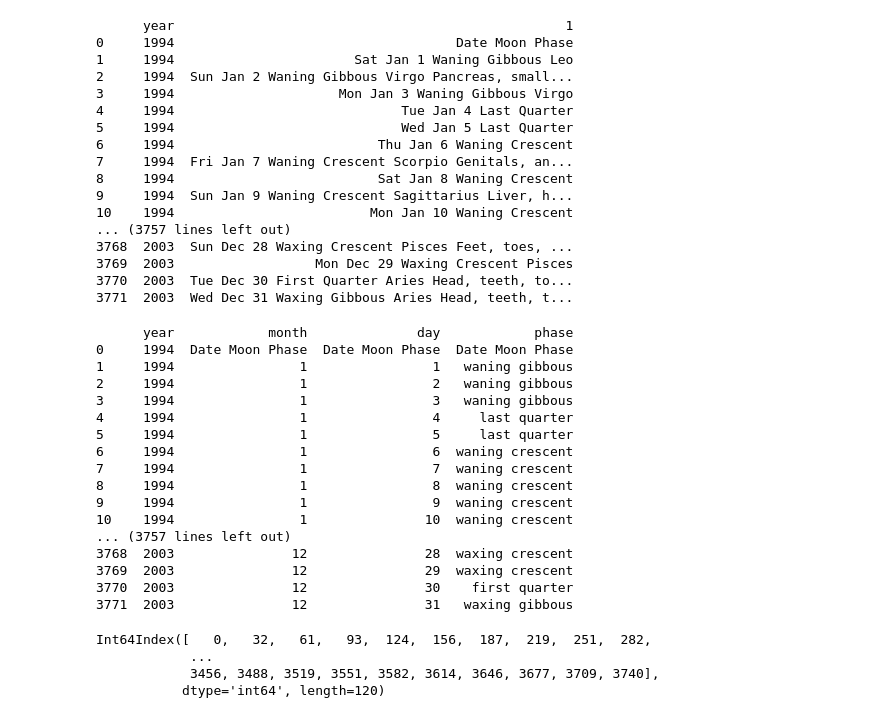
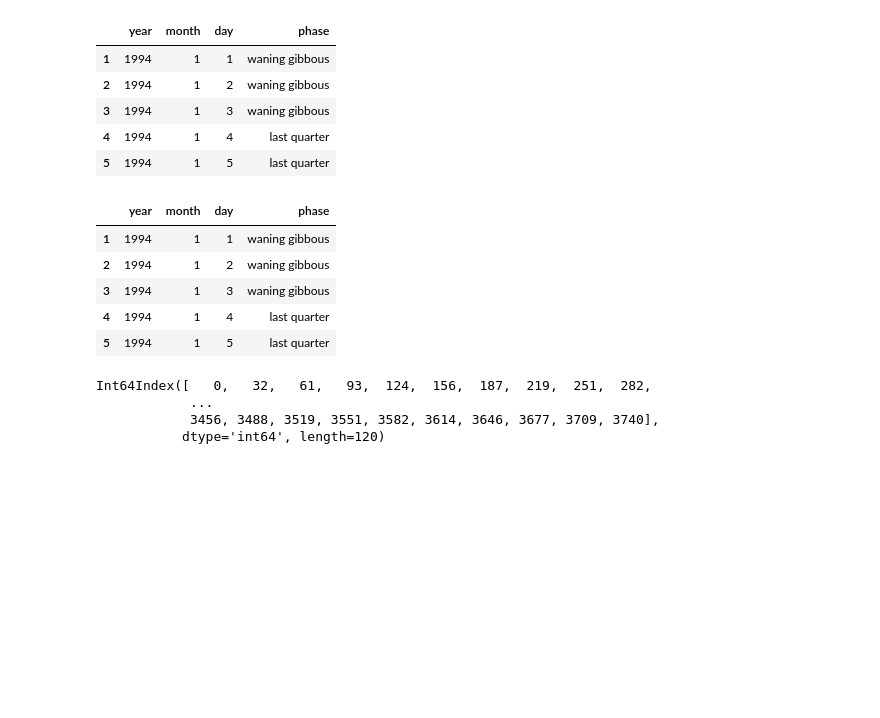
Before and after one commit to Ankourii/ETL, a Jupyter notebook: notebooks/Cleaning.ipynb, the cells around one changed output. Saved outputs shown, nothing was run; the diff lists cells and outputs as text; code cells hidden in the pictures; blank space fills up the shorter version.

```diff
--- a/notebooks/Cleaning.ipynb
+++ b/notebooks/Cleaning.ipynb
@@ -12,25 +12,14 @@ moon_phases_ori= pd.read_csv('../data/original/moon_phases.csv')
 moon_phases=moon_phases_ori.copy()
 # %%
 moon_phases = moon_phases.rename(columns={'0': 'year'})
-moon_phases
+moon_phases.head()
 # %% [output]
-      year                                                  1
-0     1994                                    Date Moon Phase
-1     1994                       Sat Jan 1 Waning Gibbous Leo
-2     1994  Sun Jan 2 Waning Gibbous Virgo Pancreas, small...
-3     1994                     Mon Jan 3 Waning Gibbous Virgo
-4     1994                             Tue Jan 4 Last Quarter
-5     1994                             Wed Jan 5 Last Quarter
-6     1994                          Thu Jan 6 Waning Crescent
-7     1994  Fri Jan 7 Waning Crescent Scorpio Genitals, an...
-8     1994                          Sat Jan 8 Waning Crescent
-9     1994  Sun Jan 9 Waning Crescent Sagittarius Liver, h...
-10    1994                         Mon Jan 10 Waning Crescent
-... (3757 lines left out)
-3768  2003  Sun Dec 28 Waxing Crescent Pisces Feet, toes, ...
-3769  2003                  Mon Dec 29 Waxing Crescent Pisces
-3770  2003  Tue Dec 30 First Quarter Aries Head, teeth, to...
-3771  2003  Wed Dec 31 Waxing Gibbous Aries Head, teeth, t...
+|  | year | month | day | phase |
+| 1 | 1994 | 1 | 1 | waning gibbous |
+| 2 | 1994 | 1 | 2 | waning gibbous |
+| 3 | 1994 | 1 | 3 | waning gibbous |
+| 4 | 1994 | 1 | 4 | last quarter |
+| 5 | 1994 | 1 | 5 | last quarter |
 # %%
 moon_phases['month']=moon_phases['1']
 # %%
@@ -107,25 +96,14 @@ moon_phases['phase'] = moon_phases['phase'].apply(cleaning_phase)
 # %%
 moon_phases = moon_phases.drop('1', axis=1)
 # %%
-moon_phases
+moon_phases.head()
 # %% [output]
-      year            month              day            phase
-0     1994  Date Moon Phase  Date Moon Phase  Date Moon Phase
-1     1994                1                1   waning gibbous
-2     1994                1                2   waning gibbous
-3     1994                1                3   waning gibbous
-4     1994                1                4     last quarter
-5     1994                1                5     last quarter
-6     1994                1                6  waning crescent
-7     1994                1                7  waning crescent
-8     1994                1                8  waning crescent
-9     1994                1                9  waning crescent
-10    1994                1               10  waning crescent
-... (3757 lines left out)
-3768  2003               12               28  waxing crescent
-3769  2003               12               29  waxing crescent
-3770  2003               12               30    first quarter
-3771  2003               12               31   waxing gibbous
+|  | year | month | day | phase |
+| 1 | 1994 | 1 | 1 | waning gibbous |
+| 2 | 1994 | 1 | 2 | waning gibbous |
+| 3 | 1994 | 1 | 3 | waning gibbous |
+| 4 | 1994 | 1 | 4 | last quarter |
+| 5 | 1994 | 1 | 5 | last quarter |
 # %%
 to_drop=moon_phases['month'][moon_phases['month']=='Date Moon Phase'].index
 # %%
```
Also changed, not shown: parts of 2 cells of this notebook.
